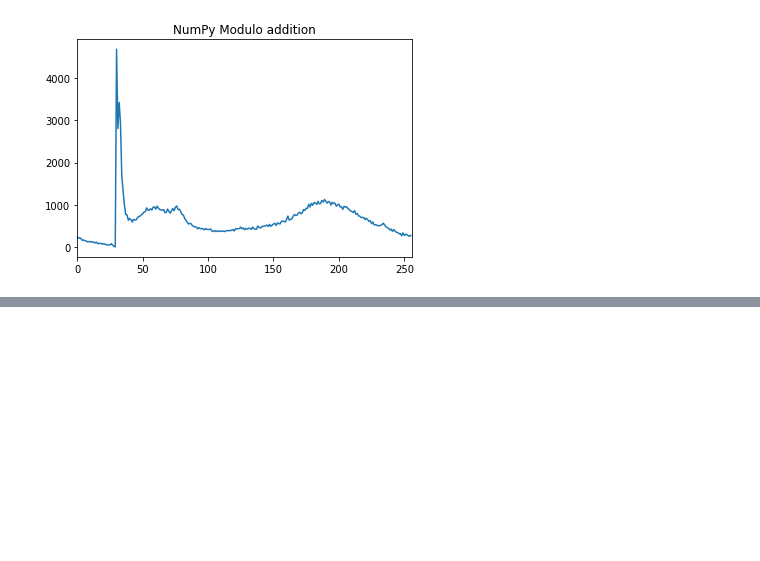
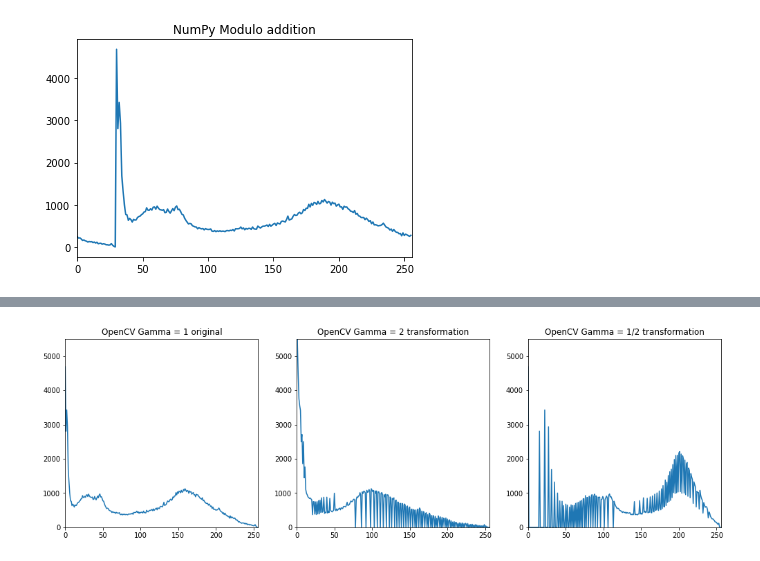
Before and after one commit to MarcelloVendruscolo/Image-Processing, a Jupyter notebook: exercise_1.ipynb, the cells around one changed output, grey strips where cells are left out. Drawn from its saved outputs; the diff is of its cells as text; code cells hidden in the pictures; blank space fills up the shorter version.

```diff
--- a/exercise_1.ipynb
+++ b/exercise_1.ipynb
@@ -113,0 +114,32 @@ plt.show()
+# %%
+def gamma_transf(image, gamma):
+    lookUpTable = np.empty(shape=(1,256), dtype=np.uint8)
+    for i in range(256):
+        lookUpTable[0,i] = np.clip(np.power(i / 255.0, gamma) * 255.0, 0, 255) # Gamma transformation
+    return cv.LUT(im, lookUpTable) # performs a look-up table transform of an array
+
+im_gamma05 = gamma_transf(im, gamma=0.5)
+im_gamma2 = gamma_transf(im, gamma=2)
+
+fig, (ax0, ax1, ax2) = plt.subplots(nrows=1, ncols=3, figsize=(17,5))
+hist = cv.calcHist(images=[im], channels=[0], mask=None, histSize=[256], ranges=[0,256])
+imhist = ax0.plot(hist)
+ax0.set_title('OpenCV Gamma = 1 original')
+ax0.set_xlim([0,256])
+ax0.set_ylim([0,5500])
+
+hist = cv.calcHist(images=[im_gamma2], channels=[0], mask=None, histSize=[256], ranges=[0,256])
+imhist = ax1.plot(hist)
+ax1.set_title('OpenCV Gamma = 2 transformation')
+ax1.set_xlim([0,256])
+ax1.set_ylim([0,5500])
+
+hist = cv.calcHist(images=[im_gamma05], channels=[0], mask=None, histSize=[256], ranges=[0,256])
+imhist = ax2.plot(hist)
+ax2.set_title('OpenCV Gamma = 1/2 transformation')
+ax2.set_xlim([0,256])
+ax2.set_ylim([0,5500])
+
+plt.show()
+# %% [output]
+[figure, added]
```
Also changed, not shown: parts of 6 cells of this notebook.
